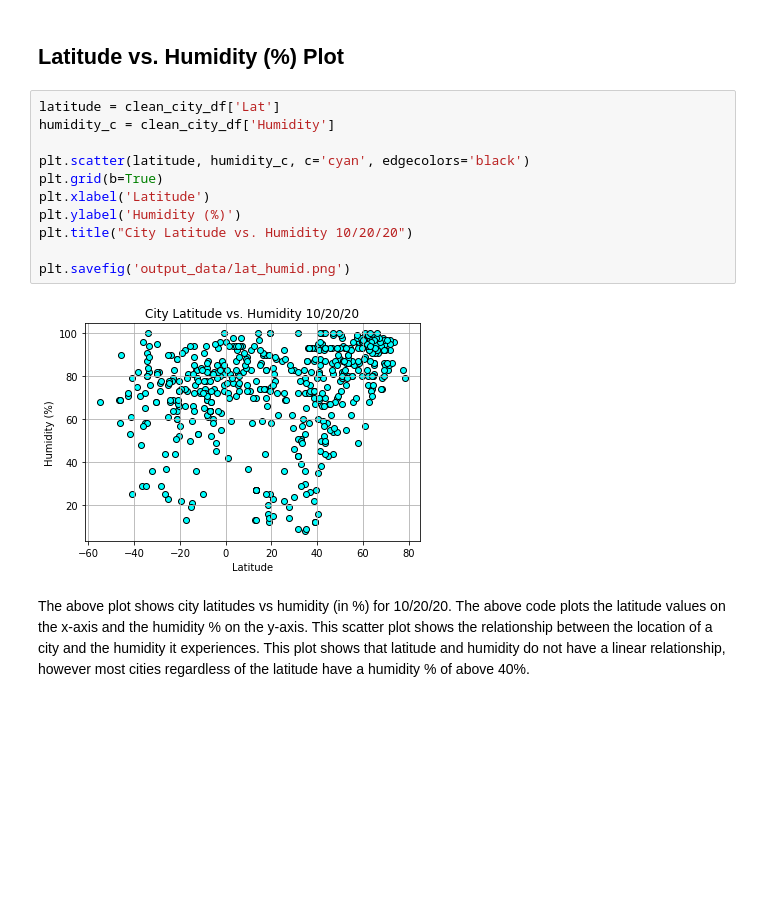
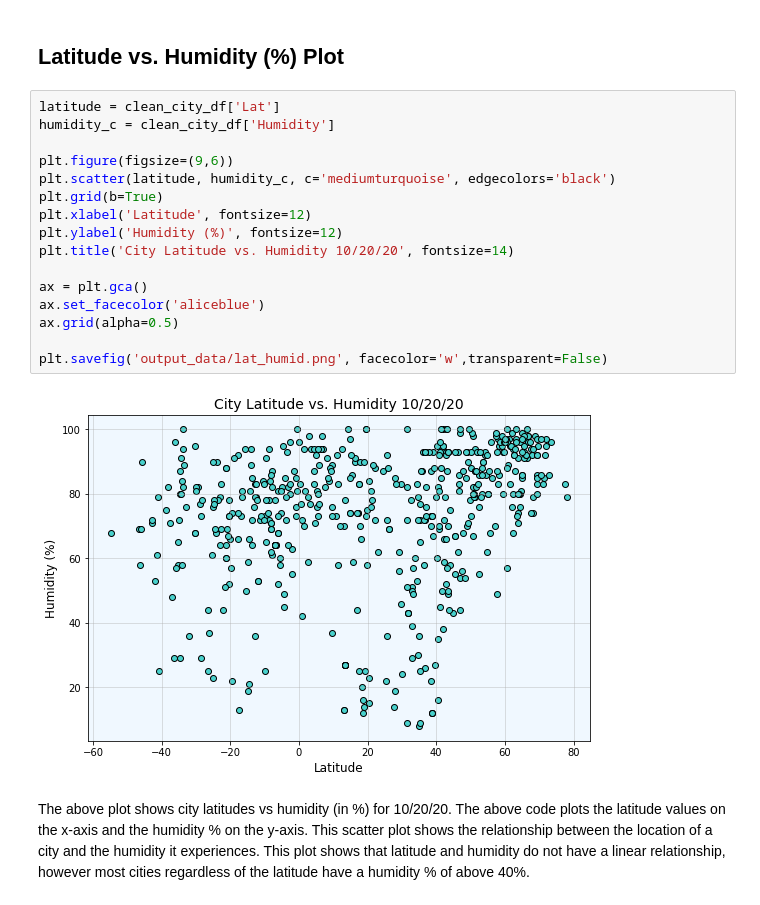
Before and after one commit to jeosqueri/City-Weather-Analysis, a Jupyter notebook: WeatherPy/WeatherPy2.ipynb, the cells around one changed output. Saved outputs shown, nothing was run; the diff lists cells and outputs as text; blank space fills up the shorter version.

```diff
--- a/WeatherPy/WeatherPy2.ipynb
+++ b/WeatherPy/WeatherPy2.ipynb
@@ -82,16 +84,21 @@ max temperature decreases.
 # %%
 latitude = clean_city_df['Lat']
 humidity_c = clean_city_df['Humidity']
 
-plt.scatter(latitude, humidity_c, c='cyan', edgecolors='black')
+plt.figure(figsize=(9,6))
+plt.scatter(latitude, humidity_c, c='mediumturquoise', edgecolors='black')
 plt.grid(b=True)
-plt.xlabel('Latitude')
-plt.ylabel('Humidity (%)')
-plt.title("City Latitude vs. Humidity 10/20/20")
+plt.xlabel('Latitude', fontsize=12)
+plt.ylabel('Humidity (%)', fontsize=12)
+plt.title('City Latitude vs. Humidity 10/20/20', fontsize=14)
 
-plt.savefig('output_data/lat_humid.png')
+ax = plt.gca()
+ax.set_facecolor('aliceblue')
+ax.grid(alpha=0.5)
+
+plt.savefig('output_data/lat_humid.png', facecolor='w',transparent=False)
 # %% [output]
-[figure, old version]
+[figure, new version]
 # %% [markdown]
 The above plot shows city latitudes vs humidity (in %) for 10/20/20. The above code plots the latitude values on the x-axis and the humidity % on the y-axis. This scatter plot shows the relationship between the location of a city and the humidity it experiences. This plot shows that latitude and humidity do not have a linear relationship, however most cities regardless of the latitude have a humidity % of above 40%.
 # %% [markdown]
```
Also changed, not shown: parts of 12 cells of this notebook, 16 other files.
